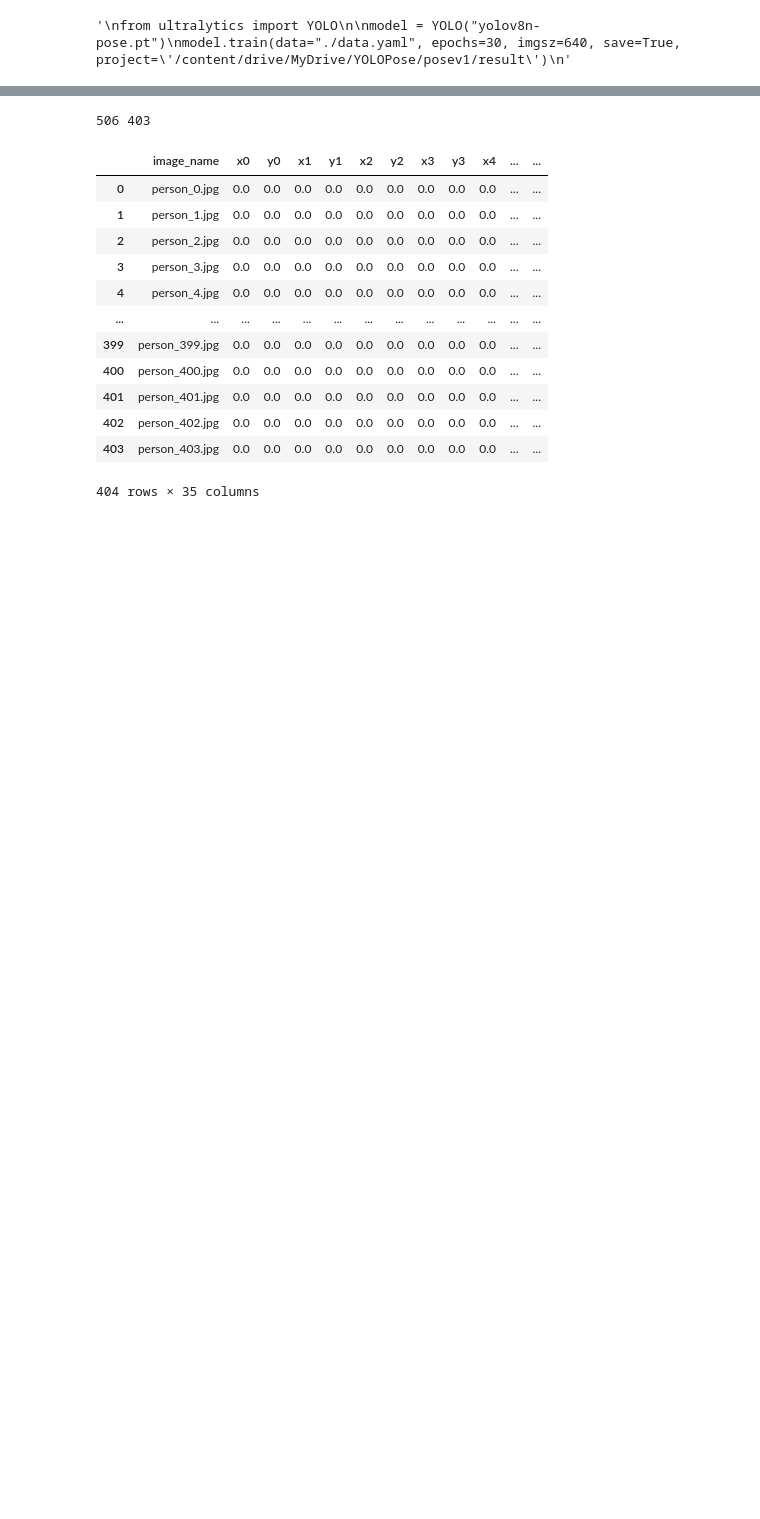
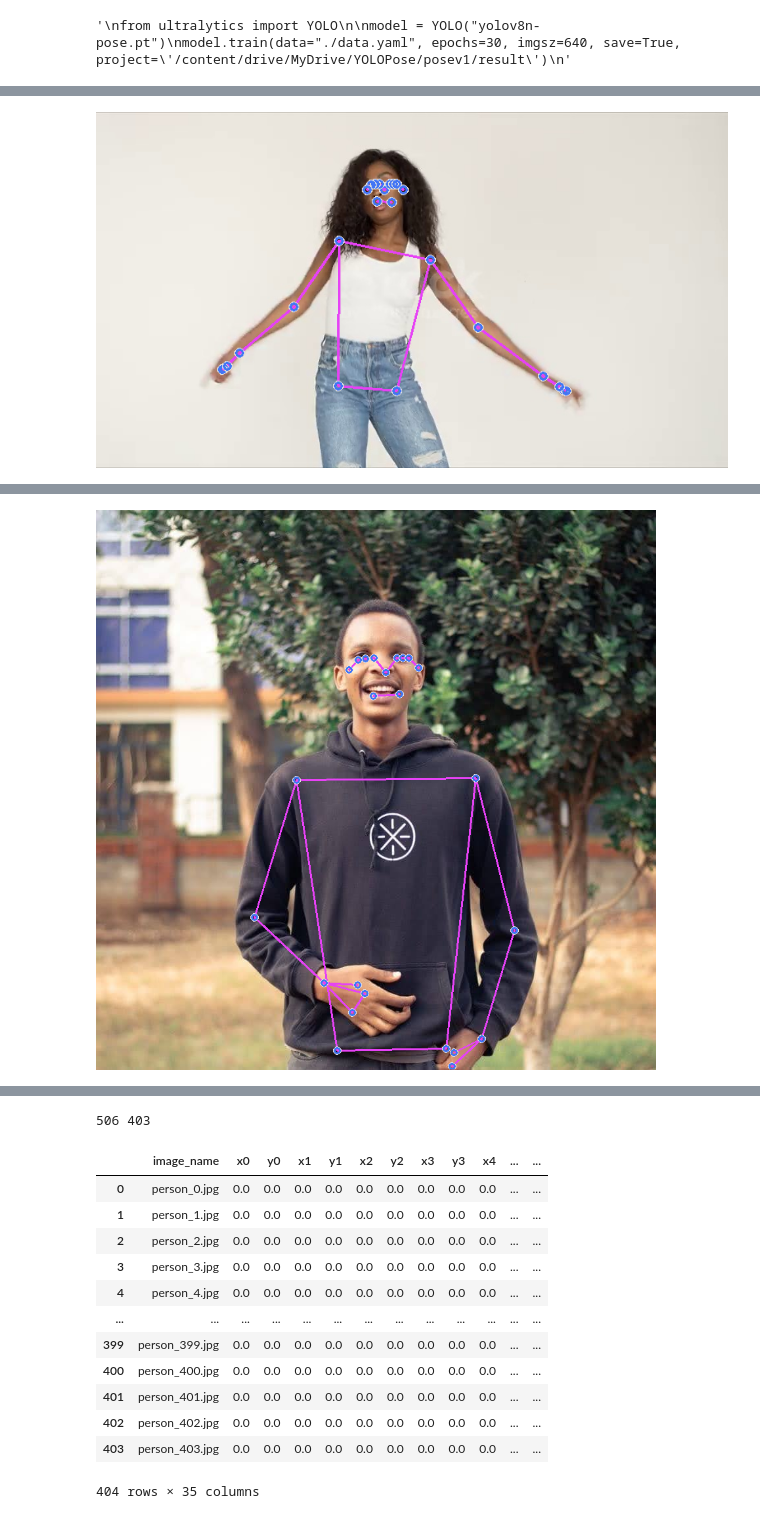
Before and after one commit to DominicOcharo/AIandML, a Jupyter notebook: Human pose detection_estimation with YOLOv8/train.ipynb, the cells around one changed output, grey strips where cells are left out. Cells and saved outputs as stored; diff of their text form; code cells hidden in the pictures; blank space fills up the shorter version.

```diff
--- a/Human pose detection_estimation with YOLOv8/train.ipynb
+++ b/Human pose detection_estimation with YOLOv8/train.ipynb
@@ -54,5 +57,5 @@ from ultralytics import YOLO
 model = YOLO("yolov8n-pose.pt")
 
 # Predict with the model
-results = model("./videos/1frame_0.jpg")
+results = model("./image/download (8).jpeg")
 # %% [output]
@@ -120,0 +132,76 @@ tensor([[380.5000, 246.0000, 187.0000, 364.0000]], device='cuda:0')
+# %%
+import cv2
+import mediapipe as mp
+import torch
+import os
+from ultralytics import YOLO
+from google.colab.patches import cv2_imshow
+
+# Initialize Mediapipe pose model and drawing utilities
+mp_pose = mp.solutions.pose
+mp_drawing = mp.solutions.drawing_utils
+
+# Load YOLOv8 model for person detection
+yolo_model = YOLO('yolov8n.pt')  # Use 'yolov8n.pt' for lightweight model
+
+# Path to input folder containing images
+input_folder = './image'
+
+# Specify output folder for saving processed images
+output_folder = './result'
+if not os.path.exists(output_folder):
+    os.makedirs(output_folder)
+
+# Loop through all images in the input folder
+for image_file in os.listdir(input_folder):
+    if image_file.endswith(('.jpg', '.jpeg', '.png')):
+        # Read the image
+        image_path = os.path.join(input_folder, image_file)
+        image = cv2.imread(image_path)
+
+        # Use YOLO to detect people in the image
+        results = yolo_model(image)
+        detections = results[0]  # Get detections from YOLO
+
+        # Process each person detected
+        for det in detections.boxes:
+            if det.cls == 0:  # Class 0 is for 'person' in YOLO
+                # Get bounding box coordinates for each person
+                x1, y1, x2, y2 = map(int, det.xyxy[0].cpu().numpy())
+
+                # Extract the person from the image using the bounding box
+                person = image[y1:y2, x1:x2]
+
+                # Convert to RGB for Mediapipe processing
+                person_rgb = cv2.cvtColor(person, cv2.COLOR_BGR2RGB)
+                person_rgb.flags.writeable = False
+
+                # Initiate pose model and apply Mediapipe Pose estimation
+                with mp_pose.Pose(static_image_mode=True, min_detection_confidence=0.5, model_complexity=1) as pose:
+                    pose_results = pose.process(person_rgb)
+
+                    # Recolor the image back to BGR for saving
+                    person_rgb.flags.writeable = True
+                    person_bgr = cv2.cvtColor(person_rgb, cv2.COLOR_RGB2BGR)
+
+                    # Draw Pose landmarks on the person
+                    if pose_results.pose_landmarks:
+                        mp_drawing.draw_landmarks(person_bgr, pose_results.pose_landmarks, mp_pose.POSE_CONNECTIONS,
+                                                  mp_drawing.DrawingSpec(color=(245,117,66), thickness=2, circle_radius=4),
+                                                  mp_drawing.DrawingSpec(color=(245,66,230), thickness=2, circle_radius=2))
+
+                    # Replace the processed person back into the original image
+                    image[y1:y2, x1:x2] = person_bgr
+
+        # Define the output image path and save the processed image
+        output_image_path = os.path.join(output_folder, image_file)
+        cv2.imwrite(output_image_path, image)
+
+        # Optionally, display the processed image
+        # cv2.imshow('Processed Image', image)
+        cv2_imshow(image)
+        cv2.waitKey(1000)  # Display for 1 second
+
+# Close the display window
+cv2.destroyAllWindows()
+# %% [output]
@@ -120,0 +210 @@ tensor([[380.5000, 246.0000, 187.0000, 364.0000]], device='cuda:0')
+[figure, added]
@@ -120,0 +213 @@ tensor([[380.5000, 246.0000, 187.0000, 364.0000]], device='cuda:0')
+[figure, added]
```
Also changed, not shown: parts of 20 cells of this notebook.
